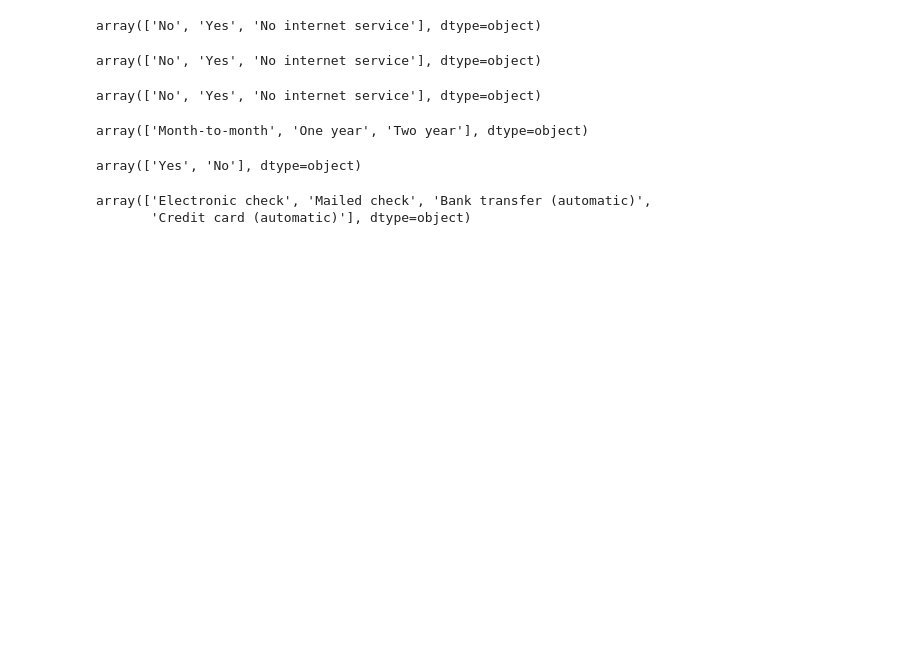
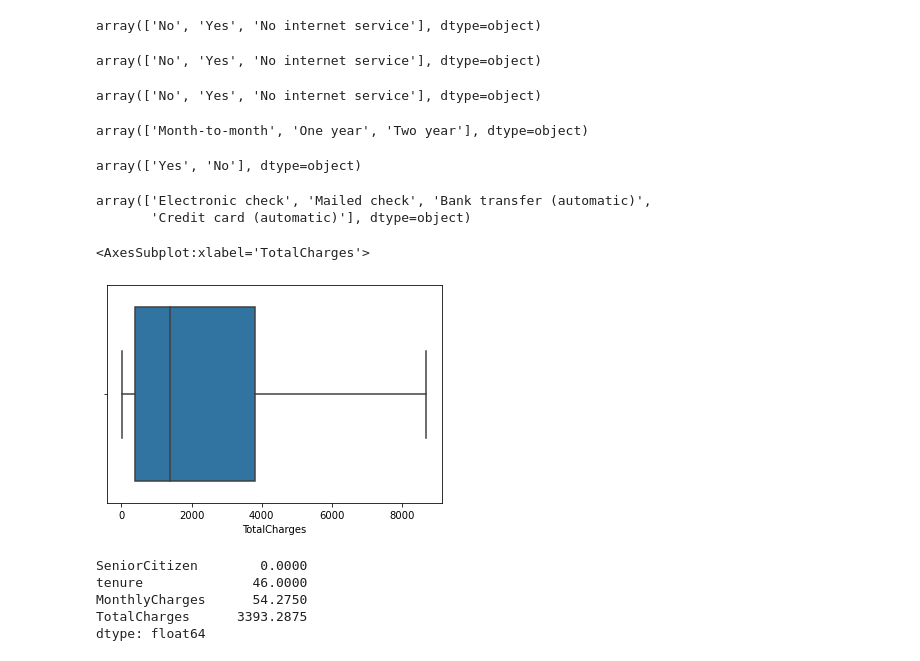
Before and after one commit to Ric-Royal/FCC-projects, a Jupyter notebook: Strathmore University Data Science and Analytics/DMSR/Submissions/customer_churn.ipynb, the cells around one changed output. Saved outputs shown, nothing was run; the diff lists cells and outputs as text; code cells hidden in the pictures; blank space fills up the shorter version.

```diff
--- a/Strathmore University Data Science and Analytics/DMSR/Submissions/customer_churn.ipynb
+++ b/Strathmore University Data Science and Analytics/DMSR/Submissions/customer_churn.ipynb
@@ -146,3 +182,6 @@ dtype: int64
+# %%
+# Dropping rows with null values or white spaces
+telco = telco.drop(labels= [488, 753, 936, 1082, 1340, 3331, 3826, 4380, 5218, 6670, 6754], axis= 0, inplace= False)
 # %%
 # Converting TotalCharges column from an object to float
 telco['TotalCharges'] = telco['TotalCharges'].apply(pd.to_numeric)
@@ -234,3 +301,20 @@ telco['PaymentMethod'].unique()
 # %% [output]
 array(['Electronic check', 'Mailed check', 'Bank transfer (automatic)',
        'Credit card (automatic)'], dtype=object)
+# %%
+# Checking for outliers using a boxplot
+sns.boxplot(x= telco['TotalCharges'])
+# %% [output]
+<AxesSubplot:xlabel='TotalCharges'>
+[figure, added]
+# %%
+Q1 = telco.quantile(0.25)
+Q3 = telco.quantile(0.75)
+IQR = Q3 - Q1
+print(IQR)
+# %% [output]
+SeniorCitizen        0.0000
+tenure              46.0000
+MonthlyCharges      54.2750
+TotalCharges      3393.2875
+dtype: float64
```
Also changed, not shown: parts of 16 cells of this notebook, 1 other file.
